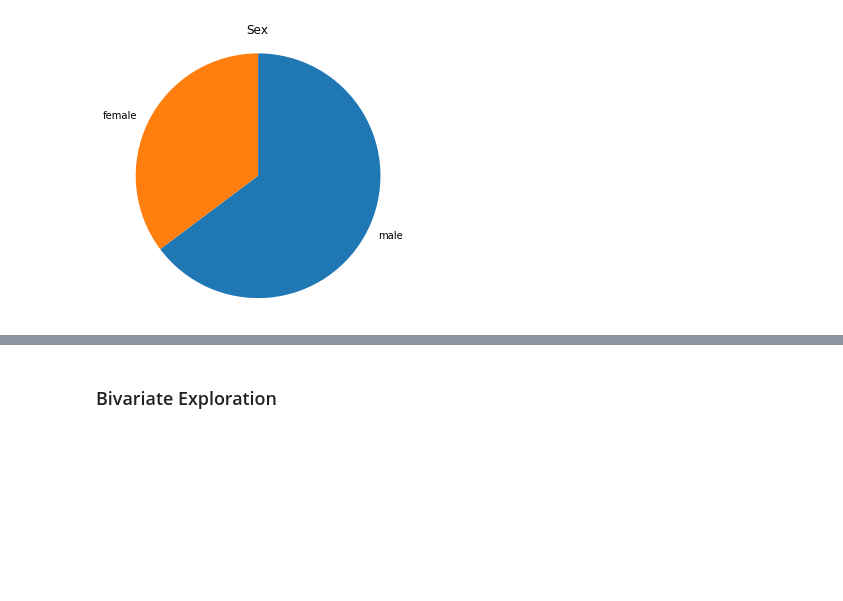
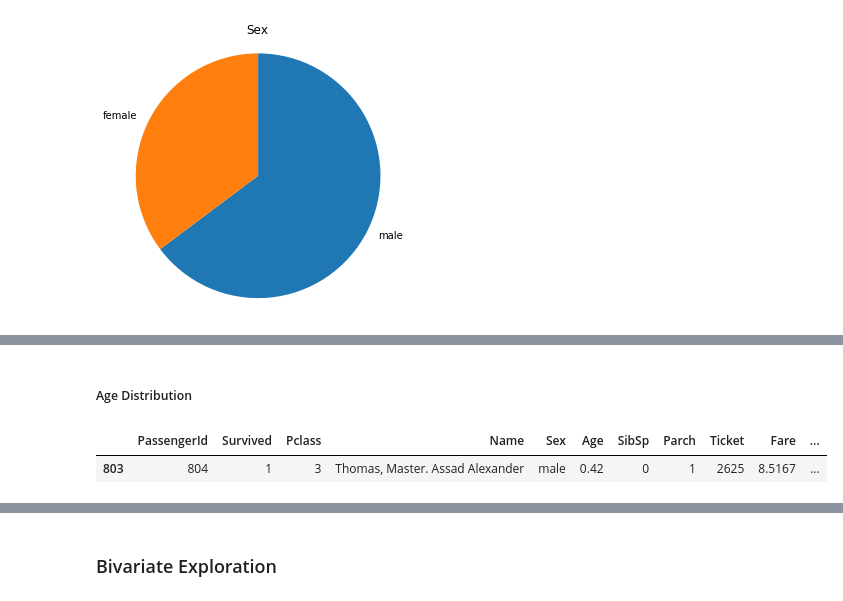
Before and after one commit to eduardopd/kaggle-titanic, a Jupyter notebook: kaggle-titanic.ipynb, the cells around one changed output, grey strips where cells are left out. Cells and saved outputs as stored; diff of their text form; code cells hidden in the pictures; blank space fills up the shorter version.

```diff
--- a/kaggle-titanic.ipynb
+++ b/kaggle-titanic.ipynb
@@ -99,0 +119,7 @@ pie_sex()
+# %% [markdown]
+##### Age Distribution
+# %%
+train.query('Age > 0 and Age < 0.5')
+# %% [output]
+|  | PassengerId | Survived | Pclass | Name | Sex | Age | SibSp | Parch | Ticket | Fare | ... |
+| 803 | 804 | 1 | 3 | Thomas, Master. Assad Alexander | male | 0.42 | 0 | 1 | 2625 | 8.5167 | ... |
```
Also changed, not shown: parts of 7 cells of this notebook.
